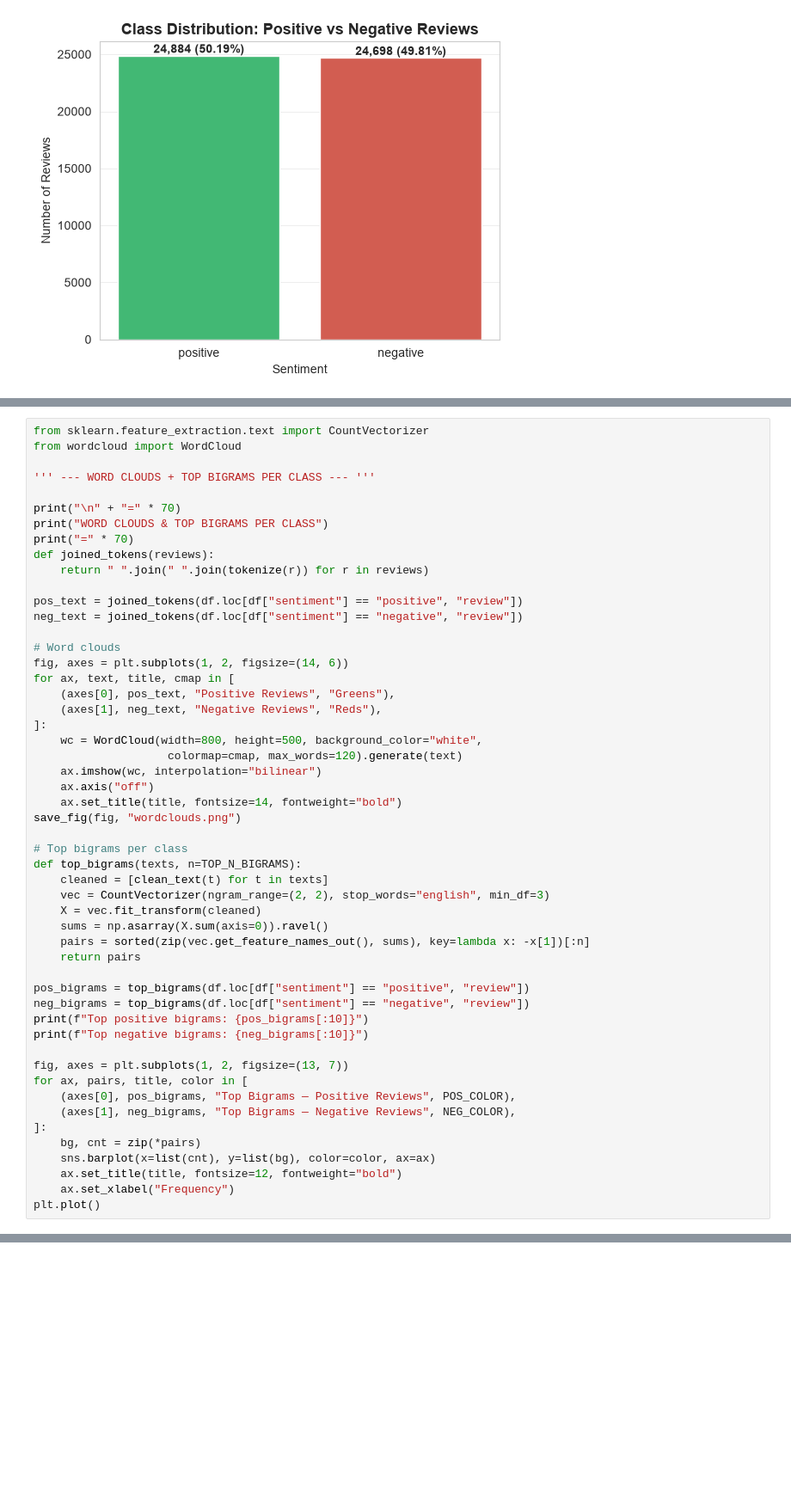
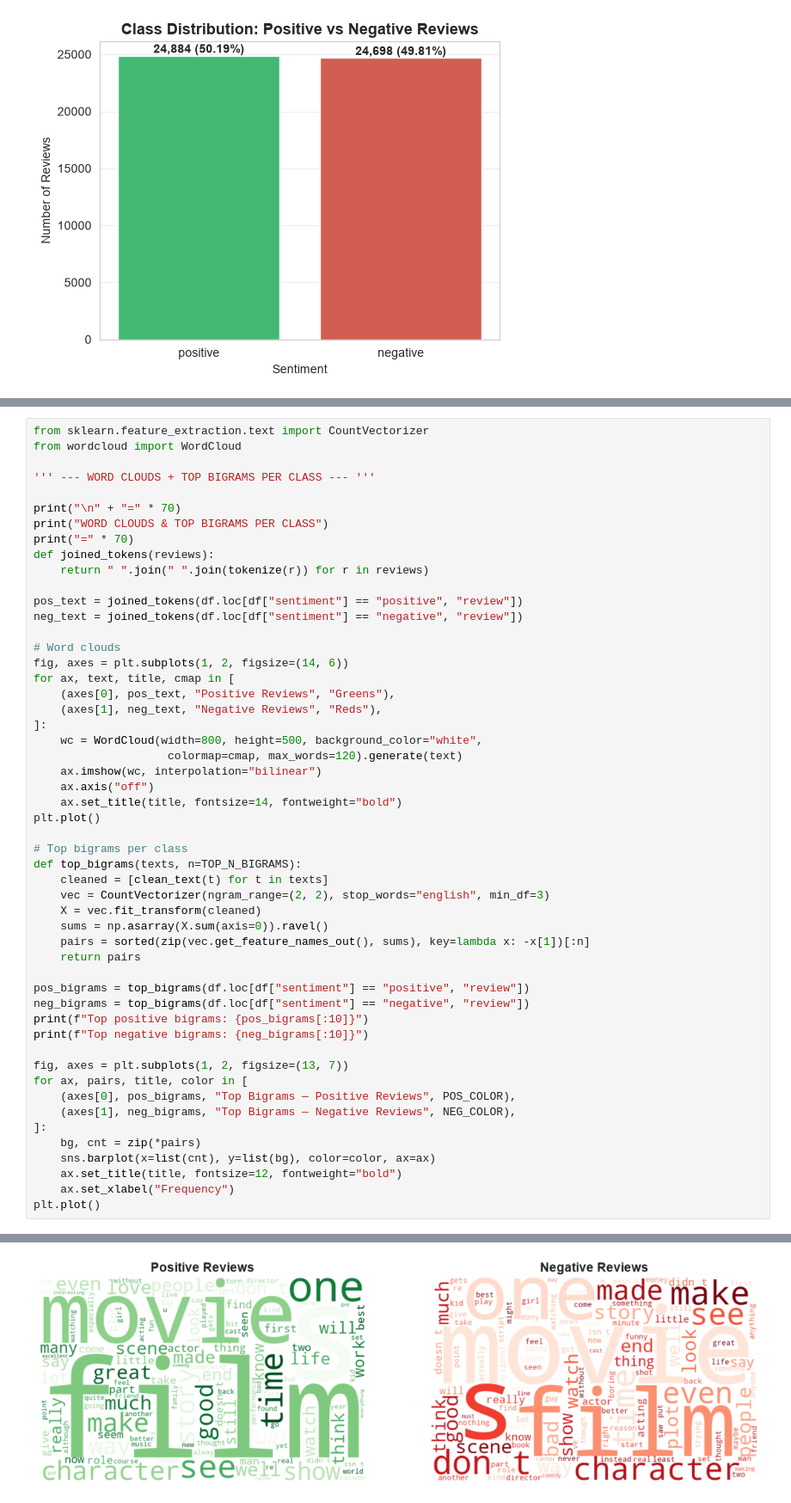
Before and after one commit to MudithMCoder/Sentiment-Analysis-on-Reviews, a Jupyter notebook: Pipeline.ipynb, the cells around one changed output, grey strips where cells are left out. Shown at 86% size. Saved outputs shown, nothing was run; the diff lists cells and outputs as text; blank space fills up the shorter version.

```diff
--- a/Pipeline.ipynb
+++ b/Pipeline.ipynb
@@ -326,7 +330,7 @@ for ax, text, title, cmap in [
     ax.imshow(wc, interpolation="bilinear")
     ax.axis("off")
     ax.set_title(title, fontsize=14, fontweight="bold")
-save_fig(fig, "wordclouds.png")
+plt.plot()
 
 # Top bigrams per class
 def top_bigrams(texts, n=TOP_N_BIGRAMS):
@@ -362,0 +366 @@ Top negative bigrams: [('ve seen', np.int64(2282)), ('special effects', np.int64
+[figure, added]
```
Also changed, not shown: parts of 6 cells of this notebook.
